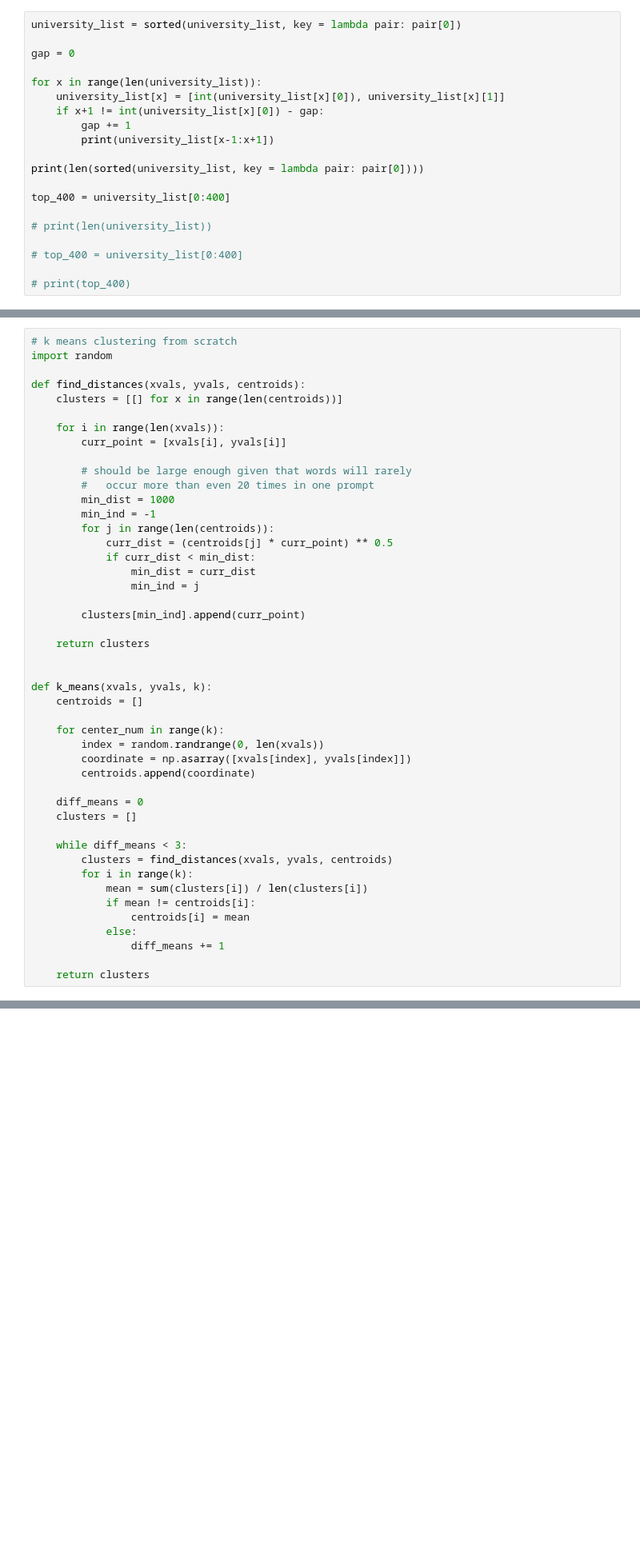
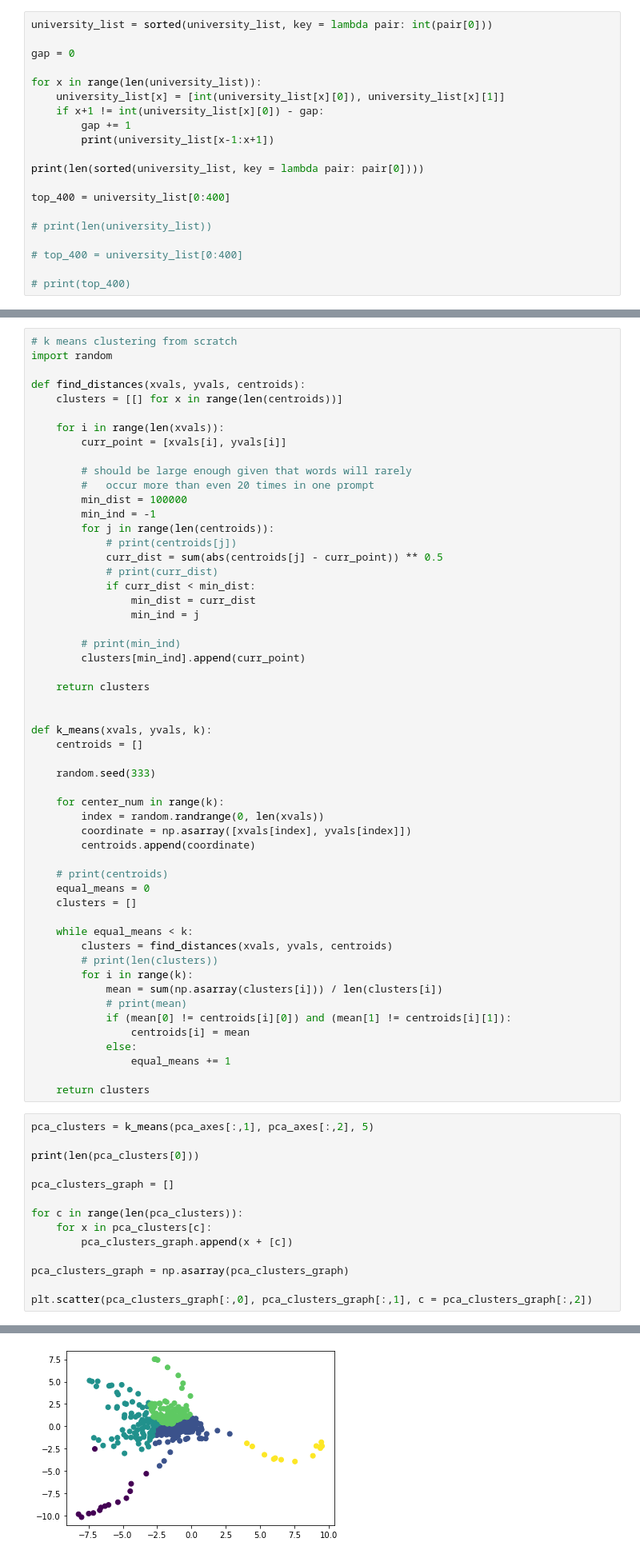
Before and after one commit to vc64/essayGrouping, a Jupyter notebook: essayGrouping.ipynb, the cells around one changed output, grey strips where cells are left out. Shown: that part at 80% size. Saved outputs shown, nothing was run; the diff lists cells and outputs as text; blank space fills up the shorter version.

Commit message:
finishing k-means clustering

```diff
--- a/essayGrouping.ipynb
+++ b/essayGrouping.ipynb
@@ -100,7 +100,7 @@ print(university_list[0])
 # %% [output]
 ('305', 'abilene-christian-university')
 # %%
-university_list = sorted(university_list, key = lambda pair: pair[0])
+university_list = sorted(university_list, key = lambda pair: int(pair[0]))
 
 gap = 0
 
@@ -497,14 +502,17 @@ def find_distances(xvals, yvals, centroids):
 
         # should be large enough given that words will rarely
         #   occur more than even 20 times in one prompt
-        min_dist = 1000
+        min_dist = 100000
         min_ind = -1
         for j in range(len(centroids)):
-            curr_dist = (centroids[j] * curr_point) ** 0.5
+            # print(centroids[j])
+            curr_dist = sum(abs(centroids[j] - curr_point)) ** 0.5
+            # print(curr_dist)
             if curr_dist < min_dist:
                 min_dist = curr_dist
                 min_ind = j
 
+        # print(min_ind)
         clusters[min_ind].append(curr_point)
 
     return clusters
@@ -513,21 +521,41 @@ def find_distances(xvals, yvals, centroids):
 def k_means(xvals, yvals, k):
     centroids = []
 
+    random.seed(333)
+
     for center_num in range(k):
         index = random.randrange(0, len(xvals))
         coordinate = np.asarray([xvals[index], yvals[index]])
         centroids.append(coordinate)
 
-    diff_means = 0
+    # print(centroids)
+    equal_means = 0
     clusters = []
 
-    while diff_means < 3:
+    while equal_means < k:
         clusters = find_distances(xvals, yvals, centroids)
+        # print(len(clusters))
         for i in range(k):
-            mean = sum(clusters[i]) / len(clusters[i])
-            if mean != centroids[i]:
+            mean = sum(np.asarray(clusters[i])) / len(clusters[i])
+            # print(mean)
+            if (mean[0] != centroids[i][0]) and (mean[1] != centroids[i][1]):
                 centroids[i] = mean
             else:
-                diff_means += 1
+                equal_means += 1
 
     return clusters
+# %%
+pca_clusters = k_means(pca_axes[:,1], pca_axes[:,2], 5)
+
+print(len(pca_clusters[0]))
+
+pca_clusters_graph = []
+
+for c in range(len(pca_clusters)):
+    for x in pca_clusters[c]:
+        pca_clusters_graph.append(x + [c])
+
+pca_clusters_graph = np.asarray(pca_clusters_graph)
+
+plt.scatter(pca_clusters_graph[:,0], pca_clusters_graph[:,1], c = pca_clusters_graph[:,2])
+# %% [output]
@@ -534,3 +564,4 @@ def k_means(xvals, yvals, k):
+[figure, added]
 # %%
 # to-do
 # [X] conda env export > environment.yml
```
Also changed, not shown: parts of 6 cells of this notebook.
